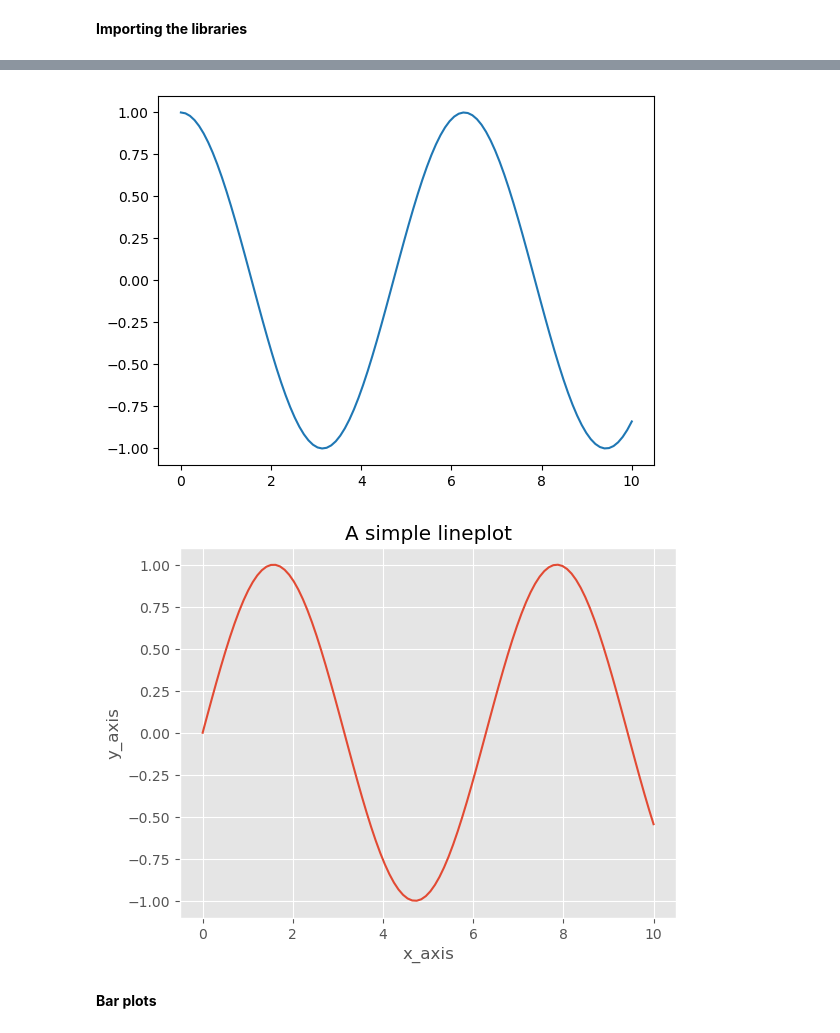
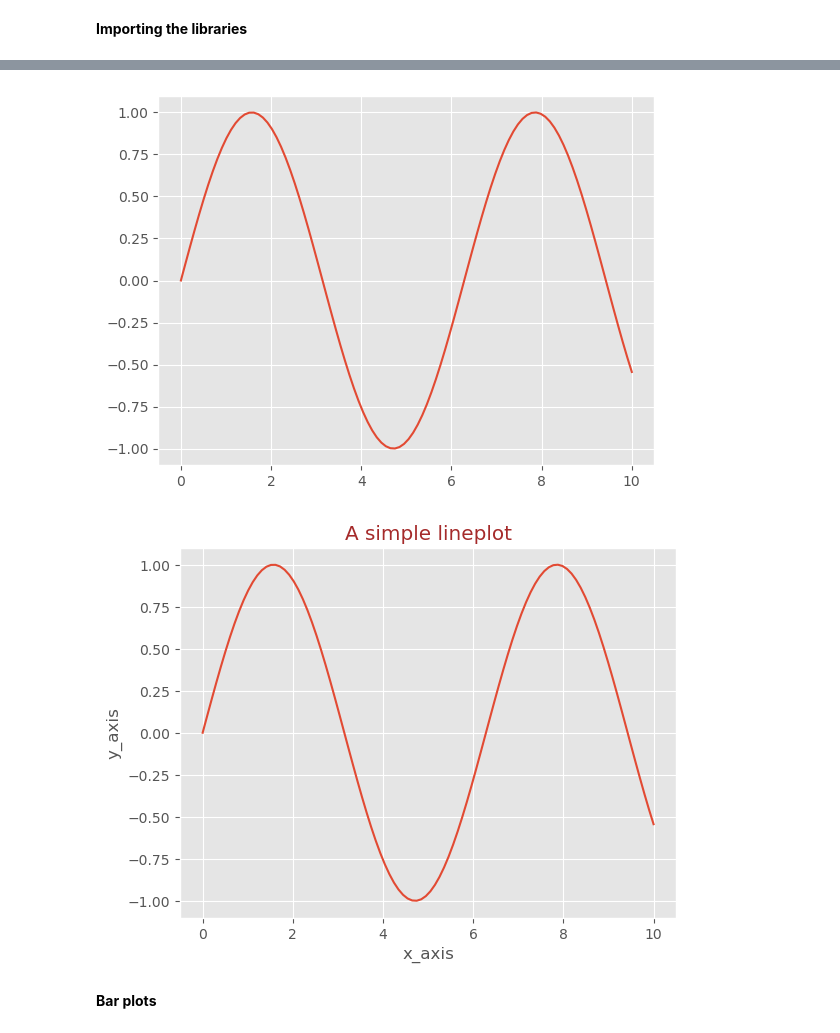
Before and after one commit to SilbaB/Data-School, a Jupyter notebook: matplotlib.ipynb, the cells around one changed output, grey strips where cells are left out. Cells and saved outputs as stored; diff of their text form; code cells hidden in the pictures.

```diff
--- a/matplotlib.ipynb
+++ b/matplotlib.ipynb
@@ -32,19 +44,19 @@ array([ 0.        ,  0.1010101 ,  0.2020202 ,  0.3030303 ,  0.4040404 ,
 
 y=np.sin(x)
 # %%
-plt.plot(x,y1)
+plt.plot(x,y)
 plt.show()
 # %% [output]
-[figure, old version]
+[figure, new version]
 # %%
 plt.plot(x,y,label="wah")
 plt.style.use("ggplot")
-plt.title("A simple lineplot")
+plt.title("A simple lineplot",color='brown')
 plt.xlabel("x_axis")
 plt.ylabel("y_axis")
 plt.show()
 # %% [output]
-[figure, old version]
+[figure, new version]
 # %% [markdown]
 **Bar plots**
 # %%
```
Also changed, not shown: parts of 10 cells of this notebook.
